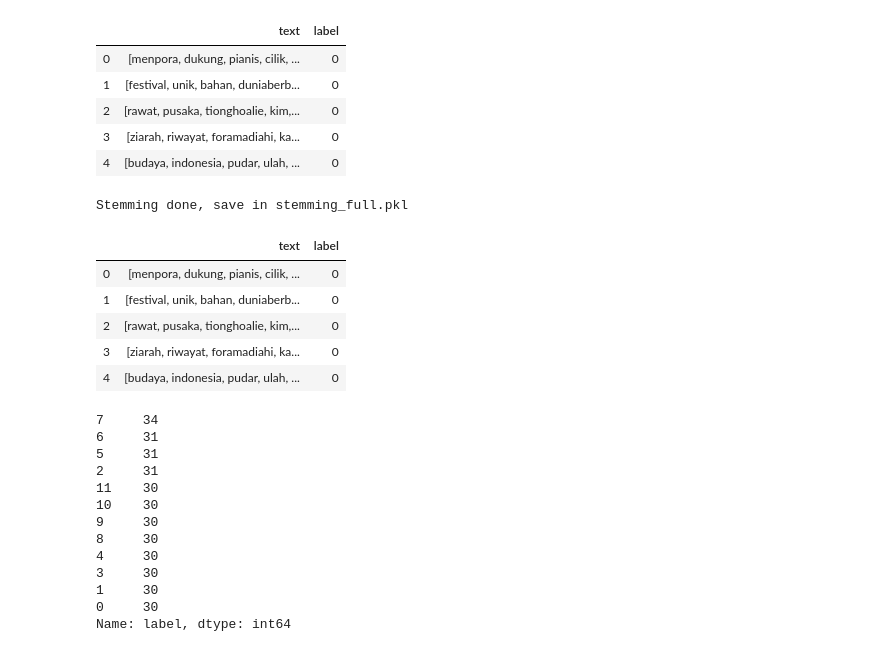
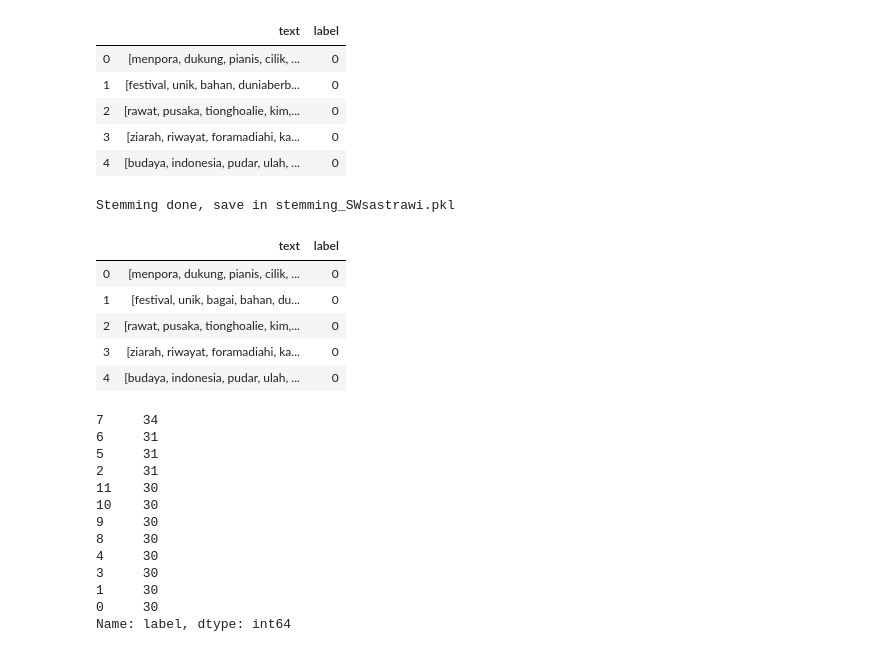
Before and after one commit to rickylukman/latihanakhir, a Jupyter notebook: Preprocessing_TA.ipynb, the cells around one changed output. Saved outputs shown, nothing was run; the diff lists cells and outputs as text; code cells hidden in the pictures.

```diff
--- a/Preprocessing_TA.ipynb
+++ b/Preprocessing_TA.ipynb
@@ -127,17 +170,19 @@ dfNew.head()
 | 3 | [ziarah, riwayat, foramadiahi, ka... | 0 |
 | 4 | [budaya, indonesia, pudar, ulah, ... | 0 |
 # %%
-dfNew.to_pickle('D:\JupyterNotebook\DataProcess\stemming_full.pkl')
-print("Stemming done, save in stemming_full.pkl")
+dfNew.to_pickle('D:\JupyterNotebook\DataProcess\stemming_SWsastrawi.pkl')
+print("Stemming done, save in stemming_SWsastrawi.pkl")
 # %% [output]
-Stemming done, save in stemming_full.pkl
+Stemming done, save in stemming_SWsastrawi.pkl
 # %%
-dfX = pd.read_pickle(r'D:\JupyterNotebook\DataProcess\stemming_365.pkl')
+# Buat rearrange posisi
+dfX = pd.read_pickle(r'D:\JupyterNotebook\DataProcess\stemming_SWsastrawi.pkl')
+# dfX['text']=dfX.apply(lambda x: tokenize(x[0]), axis=1)
 dfX.head()
 # %% [output]
 |  | text | label |
 | 0 | [menpora, dukung, pianis, cilik, ... | 0 |
-| 1 | [festival, unik, bahan, duniaberb... | 0 |
+| 1 | [festival, unik, bagai, bahan, du... | 0 |
 | 2 | [rawat, pusaka, tionghoalie, kim,... | 0 |
 | 3 | [ziarah, riwayat, foramadiahi, ka... | 0 |
 | 4 | [budaya, indonesia, pudar, ulah, ... | 0 |
```
Also changed, not shown: parts of 26 cells of this notebook, 2 other files.
